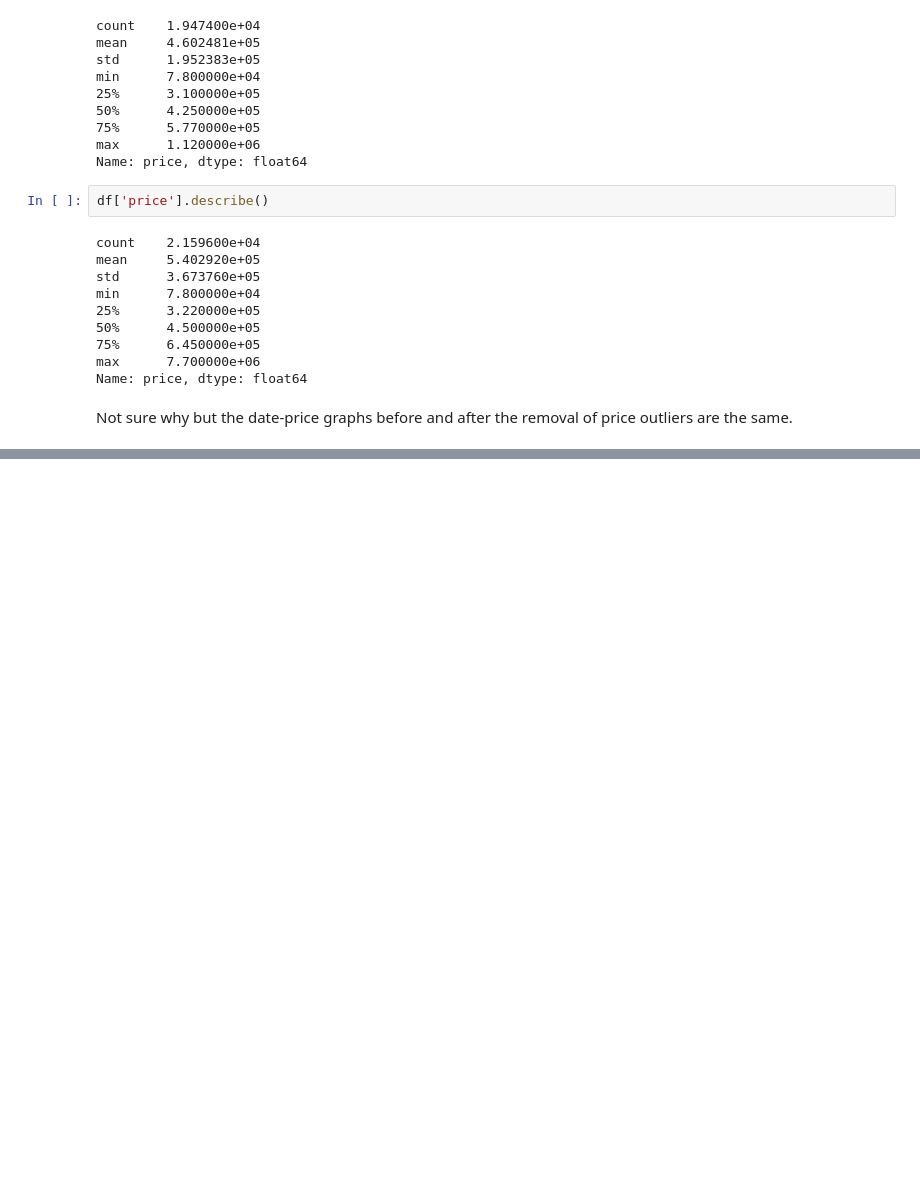
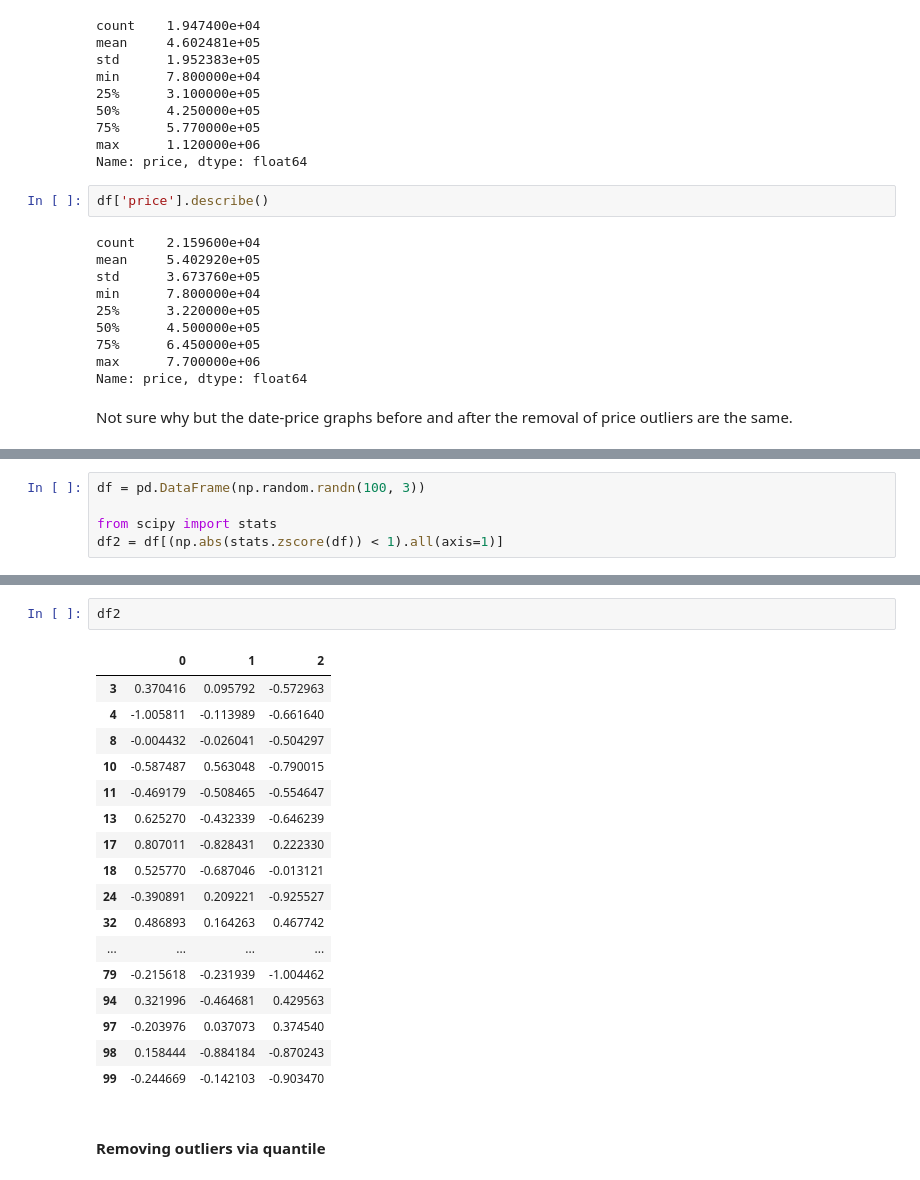
Before and after one commit to ssaeed85/dsc-ph2-KingsCountyRealEstate, a Jupyter notebook: Workspace/Zach/Scrapwork.ipynb, the cells around one changed output, grey strips where cells are left out. Cells and saved outputs as stored; diff of their text form; blank space fills up the shorter version.

```diff
--- a/Workspace/Zach/Untitled.ipynb
+++ b/Workspace/Zach/Scrapwork.ipynb
@@ -931,0 +946,5 @@ Not sure why but the date-price graphs before and after the removal of price out
+# %%
+df = pd.DataFrame(np.random.randn(100, 3))
+
+from scipy import stats
+df2 = df[(np.abs(stats.zscore(df)) < 1).all(axis=1)]
@@ -931,0 +967,22 @@ Not sure why but the date-price graphs before and after the removal of price out
+# %%
+df2
+# %% [output]
+|  | 0 | 1 | 2 |
+| 3 | 0.370416 | 0.095792 | -0.572963 |
+| 4 | -1.005811 | -0.113989 | -0.661640 |
+| 8 | -0.004432 | -0.026041 | -0.504297 |
+| 10 | -0.587487 | 0.563048 | -0.790015 |
+| 11 | -0.469179 | -0.508465 | -0.554647 |
+| 13 | 0.625270 | -0.432339 | -0.646239 |
+| 17 | 0.807011 | -0.828431 | 0.222330 |
+| 18 | 0.525770 | -0.687046 | -0.013121 |
+| 24 | -0.390891 | 0.209221 | -0.925527 |
+| 32 | 0.486893 | 0.164263 | 0.467742 |
+| ... | ... | ... | ... |
+| 79 | -0.215618 | -0.231939 | -1.004462 |
+| 94 | 0.321996 | -0.464681 | 0.429563 |
+| 97 | -0.203976 | 0.037073 | 0.374540 |
+| 98 | 0.158444 | -0.884184 | -0.870243 |
+| 99 | -0.244669 | -0.142103 | -0.903470 |
+# %% [markdown]
+#### Removing outliers via quantile
```
Also changed, not shown: parts of 22 cells of this notebook, 1 other file.
